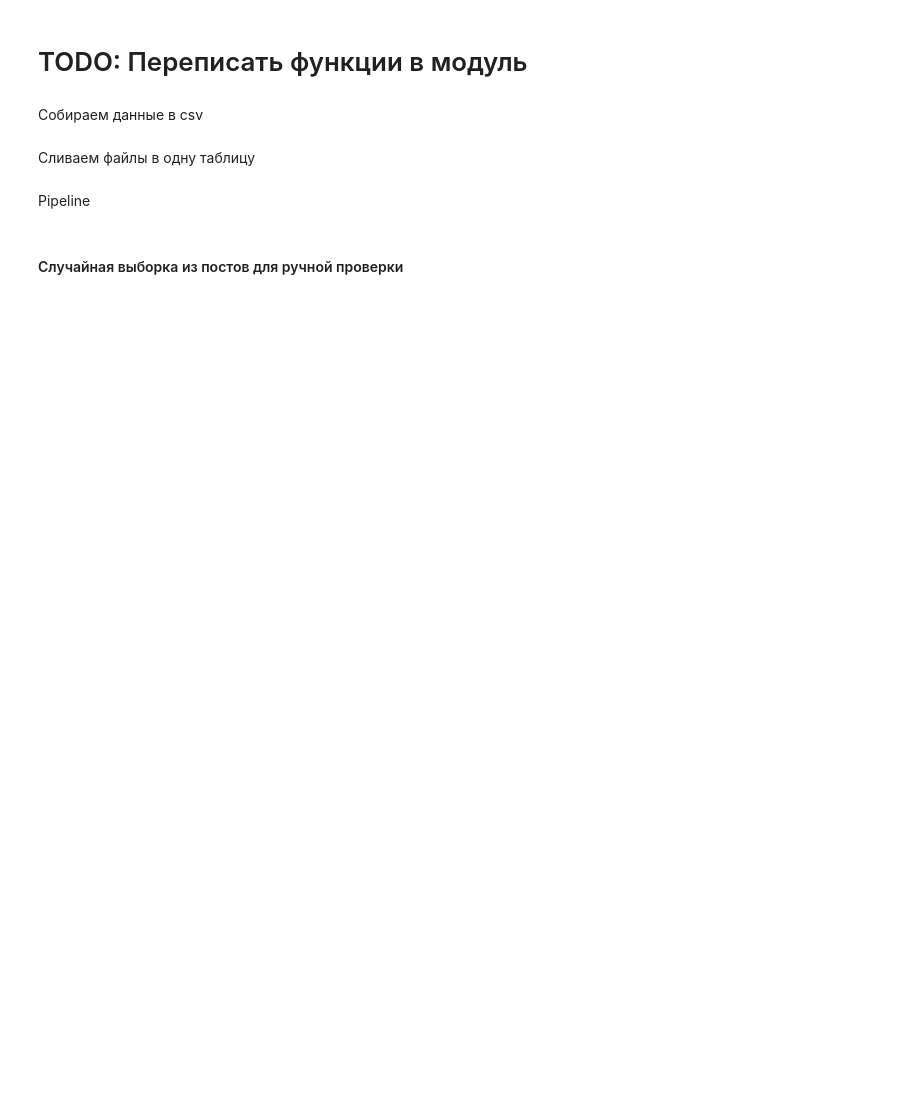
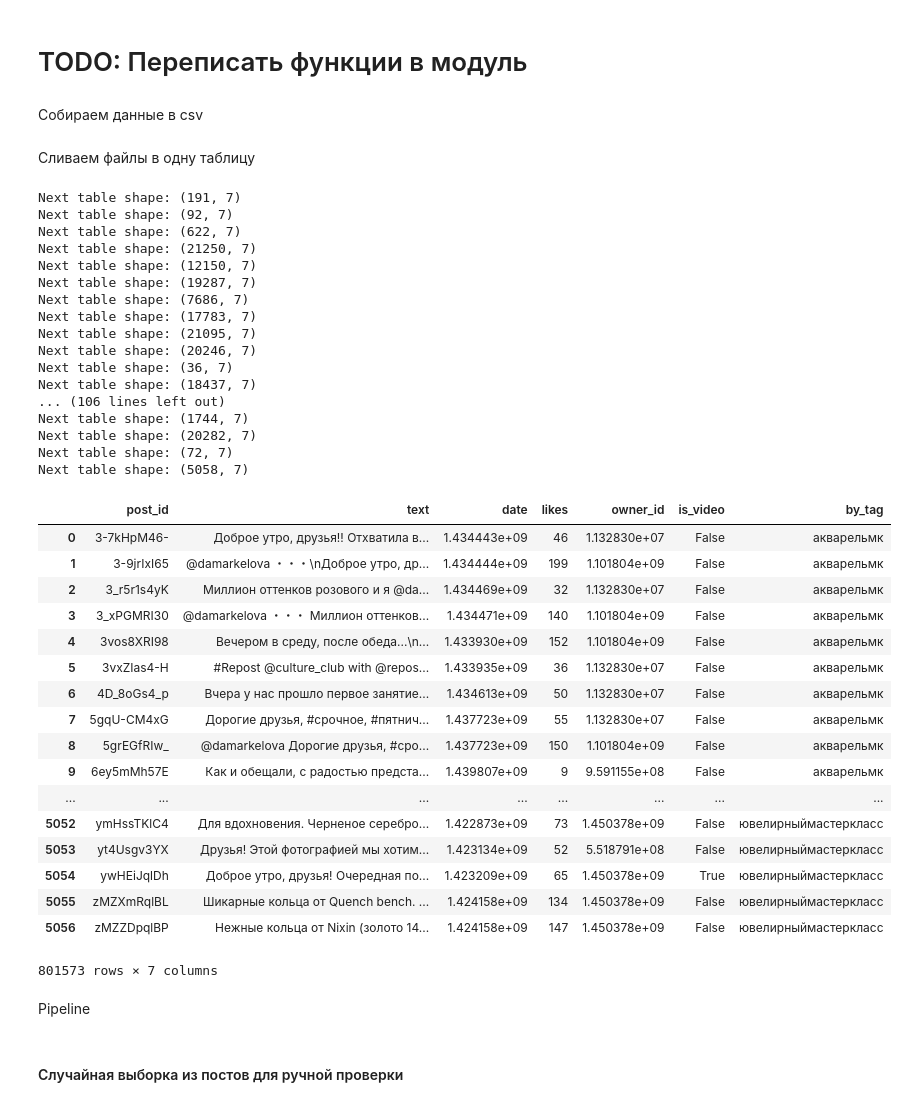
Before and after one commit to dreps350/recme, a Jupyter notebook: Get data by tags.ipynb, the cells around one changed output. Cells and saved outputs as stored; diff of their text form; code cells hidden in the pictures; blank space fills up the shorter version.

```diff
--- a/Get data by tags.ipynb
+++ b/Get data by tags.ipynb
@@ -33,17 +36,56 @@ def harvest_tags(tags, path):
 Сливаем файлы в одну таблицу
 # %%
 def merge_from_path(path):
-    """Merges all csv tables from path into one pandas.DataFrame"""
+    """Merges all csv tables (csv batches) from path into one pandas.DataFrame"""
+    table = []
 
-    table = pd.DataFrame()
     for file_name in next(os.walk(path))[2]:
         next_table = pd.read_csv(os.path.join(path, file_name), sep=";", index_col=0, engine="python", encoding="utf-8")
         next_table["by_tag"] = file_name.split("_")[0]
         print(f"Next table shape: {next_table.shape}")
-        table = pd.concat([table, next_table], sort=False)
+        table.append(next_table)
+#         table = pd.concat([table, next_table], sort=False)
 
-    data = table.reset_index().drop(columns=["index"]).drop_duplicates(subset="post_id")
-    return data
+#     data = table.reset_index().drop(columns=["index"]).drop_duplicates(subset="post_id")
+    return pd.concat(table, sort=False)
+# %%
+merge_from_path("./data/posts")
+# %% [output]
+Next table shape: (191, 7)
+Next table shape: (92, 7)
+Next table shape: (622, 7)
+Next table shape: (21250, 7)
+Next table shape: (12150, 7)
+Next table shape: (19287, 7)
+Next table shape: (7686, 7)
+Next table shape: (17783, 7)
+Next table shape: (21095, 7)
+Next table shape: (20246, 7)
+Next table shape: (36, 7)
+Next table shape: (18437, 7)
+... (106 lines left out)
+Next table shape: (1744, 7)
+Next table shape: (20282, 7)
+Next table shape: (72, 7)
+Next table shape: (5058, 7)
+|  | post_id | text | date | likes | owner_id | is_video | by_tag |
+| 0 | 3-7kHpM46- | Доброе утро, друзья!! Отхватила в... | 1.434443e+09 | 46 | 1.132830e+07 | False | акварельмк |
+| 1 | 3-9jrIxI65 | @damarkelova ・・・\nДоброе утро, др... | 1.434444e+09 | 199 | 1.101804e+09 | False | акварельмк |
+| 2 | 3_r5r1s4yK | Миллион оттенков розового и я @da... | 1.434469e+09 | 32 | 1.132830e+07 | False | акварельмк |
+| 3 | 3_xPGMRI30 | @damarkelova ・・・ Миллион оттенков... | 1.434471e+09 | 140 | 1.101804e+09 | False | акварельмк |
+| 4 | 3vos8XRI98 | Вечером в среду, после обеда...\n... | 1.433930e+09 | 152 | 1.101804e+09 | False | акварельмк |
+| 5 | 3vxZIas4-H | #Repost @culture_club with @repos... | 1.433935e+09 | 36 | 1.132830e+07 | False | акварельмк |
+| 6 | 4D_8oGs4_p | Вчера у нас прошло первое занятие... | 1.434613e+09 | 50 | 1.132830e+07 | False | акварельмк |
+| 7 | 5gqU-CM4xG | Дорогие друзья, #срочное, #пятнич... | 1.437723e+09 | 55 | 1.132830e+07 | False | акварельмк |
+| 8 | 5grEGfRIw_ | @damarkelova Дорогие друзья, #сро... | 1.437723e+09 | 150 | 1.101804e+09 | False | акварельмк |
+| 9 | 6ey5mMh57E | Как и обещали, с радостью предста... | 1.439807e+09 | 9 | 9.591155e+08 | False | акварельмк |
+| ... | ... | ... | ... | ... | ... | ... | ... |
+| 5052 | ymHssTKlC4 | Для вдохновения. Черненое серебро... | 1.422873e+09 | 73 | 1.450378e+09 | False | ювелирныймастеркласс |
+| 5053 | yt4Usgv3YX | Друзья! Этой фотографией мы хотим... | 1.423134e+09 | 52 | 5.518791e+08 | False | ювелирныймастеркласс |
+| 5054 | ywHEiJqlDh | Доброе утро, друзья! Очередная по... | 1.423209e+09 | 65 | 1.450378e+09 | True | ювелирныймастеркласс |
+| 5055 | zMZXmRqlBL | Шикарные кольца от Quench bench. ... | 1.424158e+09 | 134 | 1.450378e+09 | False | ювелирныймастеркласс |
+| 5056 | zMZZDpqlBP | Нежные кольца от Nixin (золото 14... | 1.424158e+09 | 147 | 1.450378e+09 | False | ювелирныймастеркласс |
+801573 rows × 7 columns
 # %% [markdown]
 Pipeline
 # %%
```
Also changed, not shown: parts of 2 cells of this notebook, 9 other files.
